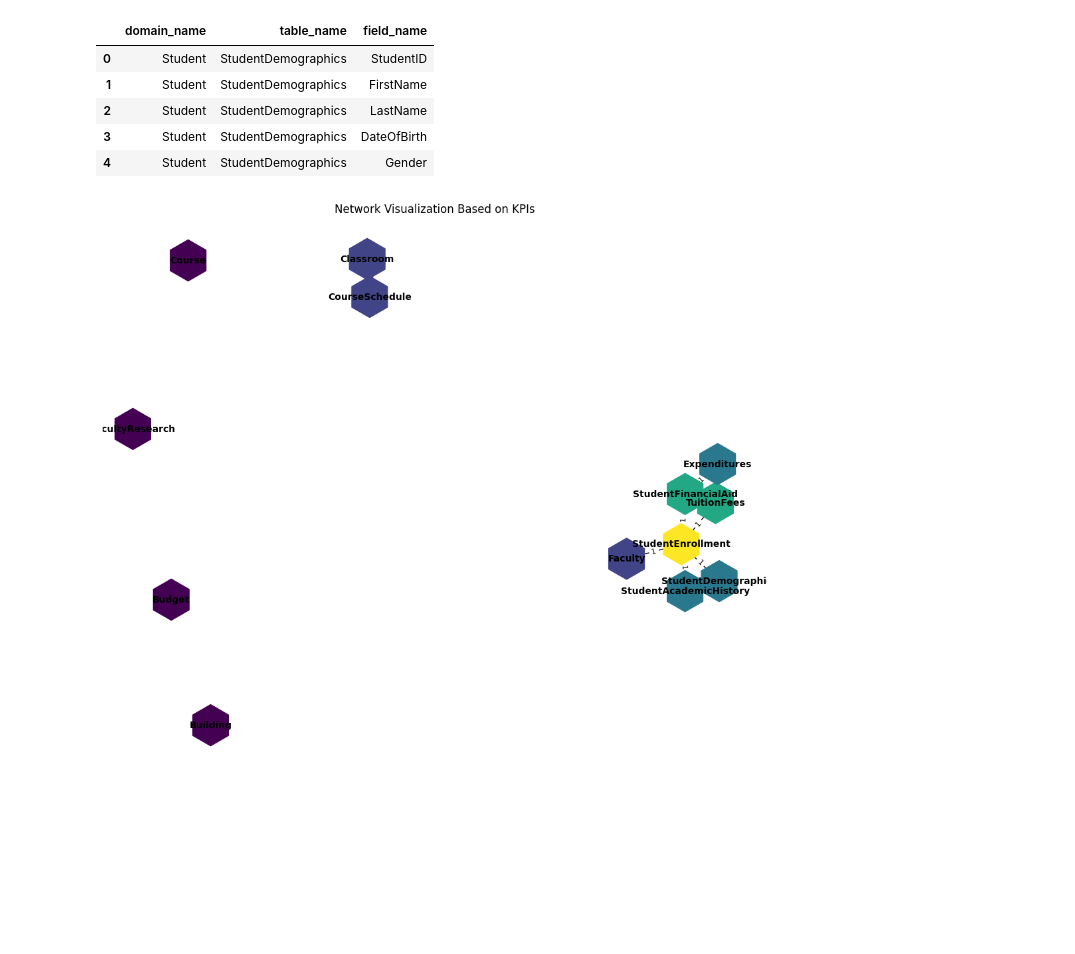
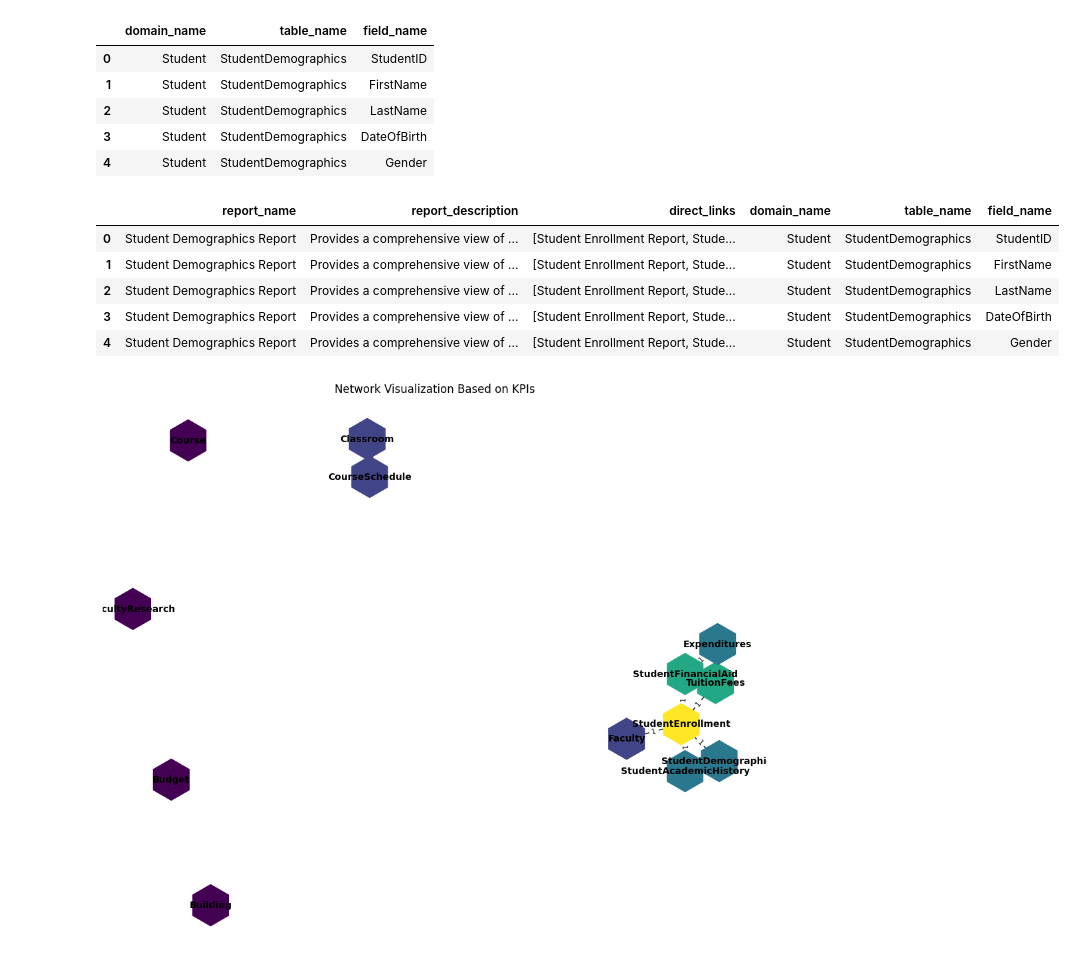
Before and after one commit to moria-ai-labs/data_readiness, a Jupyter notebook: notebooks/20250601-moria-schema-kpi-analysis-dev-notebook.v.0.1-c003a.ipynb, the cells around one changed output. Drawn from its saved outputs; the diff is of its cells as text; code cells hidden in the pictures; blank space fills up the shorter version.

Commit message:
feat: added loader for reports
Added a new function for report tool

```diff
--- a/notebooks/20250601-moria-schema-kpi-analysis-dev-notebook.v.0.1-c003a.ipynb
+++ b/notebooks/20250601-moria-schema-kpi-analysis-dev-notebook.v.0.1-c003a.ipynb
@@ -20,6 +20,7 @@ import networkx as nx
 
 df_kpis = loaders.load_json_kpis('../data/test/c003a_lambengolmor/20250601-hacp-c003_lambengolmor-kpi_details.json')
 df_schema = loaders.load_json_schema('../data/test/c003a_lambengolmor/20250601-hacp-c003_lambengolmor-data_domains_schema.json')
+df_reports = loaders.load_json_reports('../data/test/c003a_lambengolmor/20250601-hacp-c003_lambengolmor-report_tool_details.json')
 # %%
 df_kpis.head()
 # %% [output]
@@ -38,6 +39,15 @@ df_schema.head()
 | 2 | Student | StudentDemographics | LastName |
 | 3 | Student | StudentDemographics | DateOfBirth |
 | 4 | Student | StudentDemographics | Gender |
+# %%
+df_reports.head()
+# %% [output]
+|  | report_name | report_description | direct_links | domain_name | table_name | field_name |
+| 0 | Student Demographics Report | Provides a comprehensive view of ... | [Student Enrollment Report, Stude... | Student | StudentDemographics | StudentID |
+| 1 | Student Demographics Report | Provides a comprehensive view of ... | [Student Enrollment Report, Stude... | Student | StudentDemographics | FirstName |
+| 2 | Student Demographics Report | Provides a comprehensive view of ... | [Student Enrollment Report, Stude... | Student | StudentDemographics | LastName |
+| 3 | Student Demographics Report | Provides a comprehensive view of ... | [Student Enrollment Report, Stude... | Student | StudentDemographics | DateOfBirth |
+| 4 | Student Demographics Report | Provides a comprehensive view of ... | [Student Enrollment Report, Stude... | Student | StudentDemographics | Gender |
 # %%
 M, table_list, d_table_domain, G = build_common_fields_matrix_kpis(df_kpis)
 # %%
```
Also changed, not shown: 1 other file.
